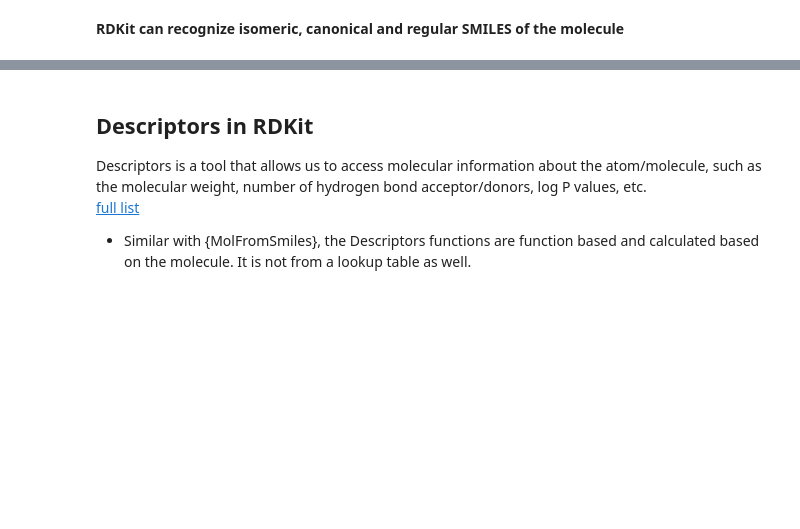
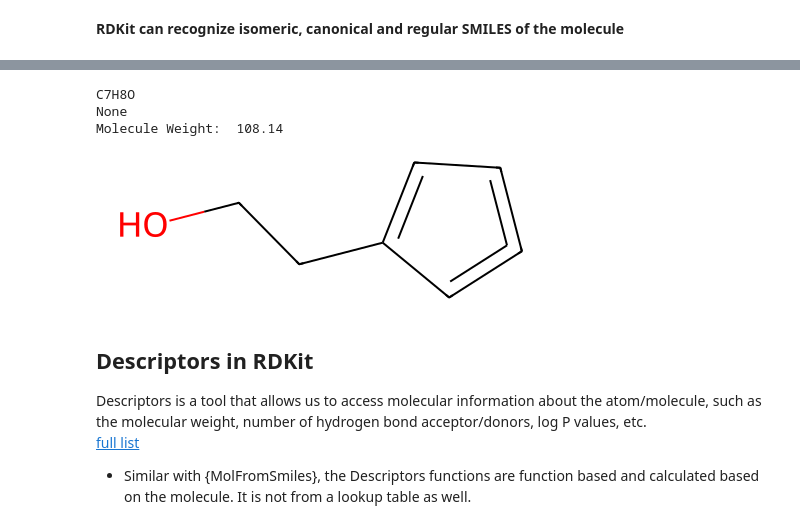
Before and after one commit to xiang1103/DL_ML_Implementations, a Jupyter notebook: RDkit/experiment.ipynb, the cells around one changed output, grey strips where cells are left out. Saved outputs shown, nothing was run; the diff lists cells and outputs as text; code cells hidden in the pictures; blank space fills up the shorter version.

```diff
--- a/RDkit/experiment.ipynb
+++ b/RDkit/experiment.ipynb
@@ -142,3 +171,17 @@ C3H7NO2
+# %%
+# correct canonical SMILES: C1=CC=C(C=C1)CC(C(=O)O)N
+compound="C1=C=CC=C1CC(O)"
+wrong_phenylalanine= Chem.MolFromSmiles(compound)
+
+print(rdMolDescriptors.CalcMolFormula(wrong_phenylalanine))
+print(pubchempy.get_compounds(compound, namespace="smiles")[0].iupac_name)
+print("Molecule Weight: ",Descriptors.MolWt(wrong_phenylalanine))
+wrong_phenylalanine
+# %% [output]
+C7H8O
+None
+Molecule Weight:  108.14
+[figure, added]
 # %% [markdown]
 ## Descriptors in RDKit
 Descriptors is a tool that allows us to access molecular information about the atom/molecule, such as the molecular weight, number of hydrogen bond acceptor/donors, log P values, etc.
```
Also changed, not shown: parts of 6 cells of this notebook.
